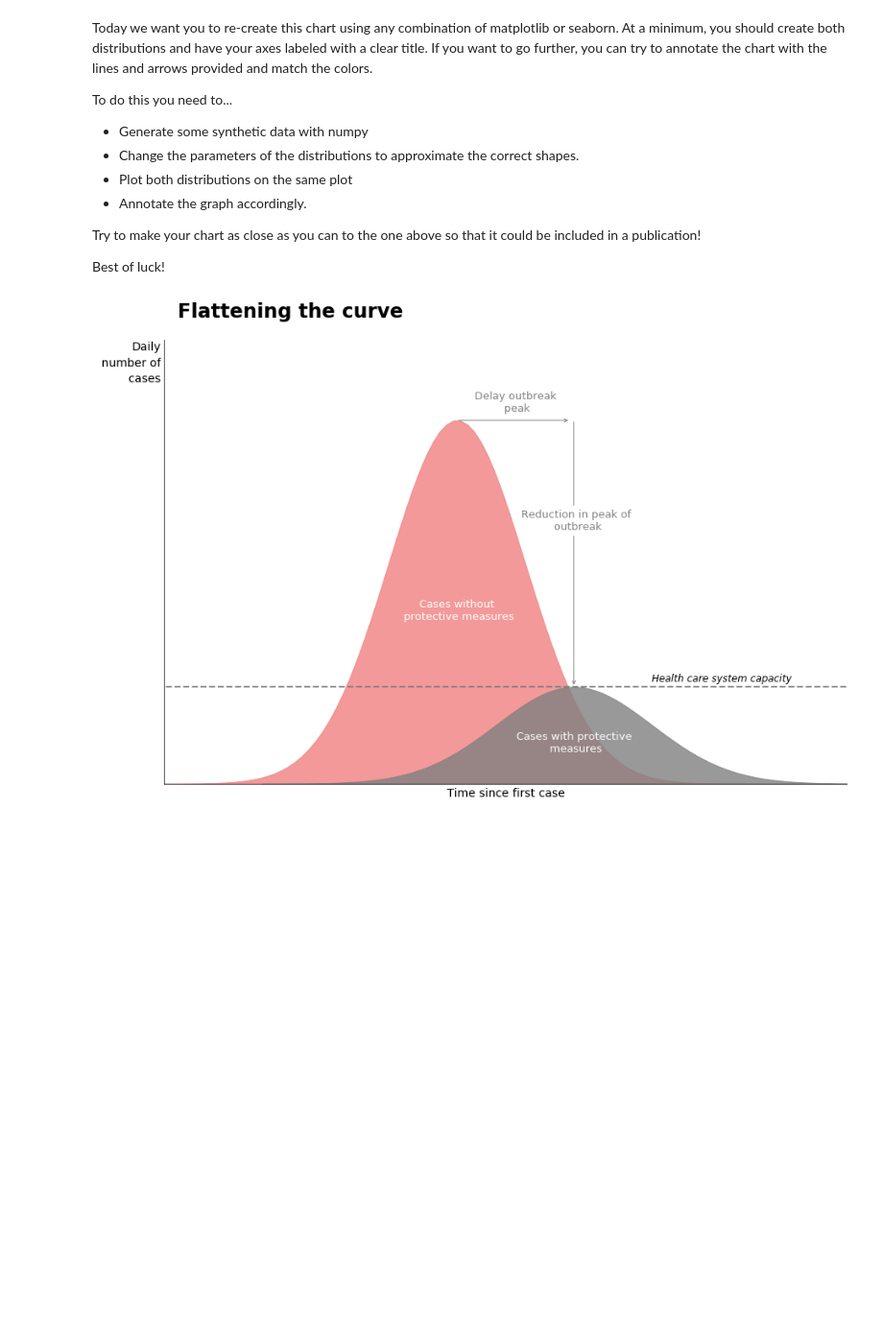
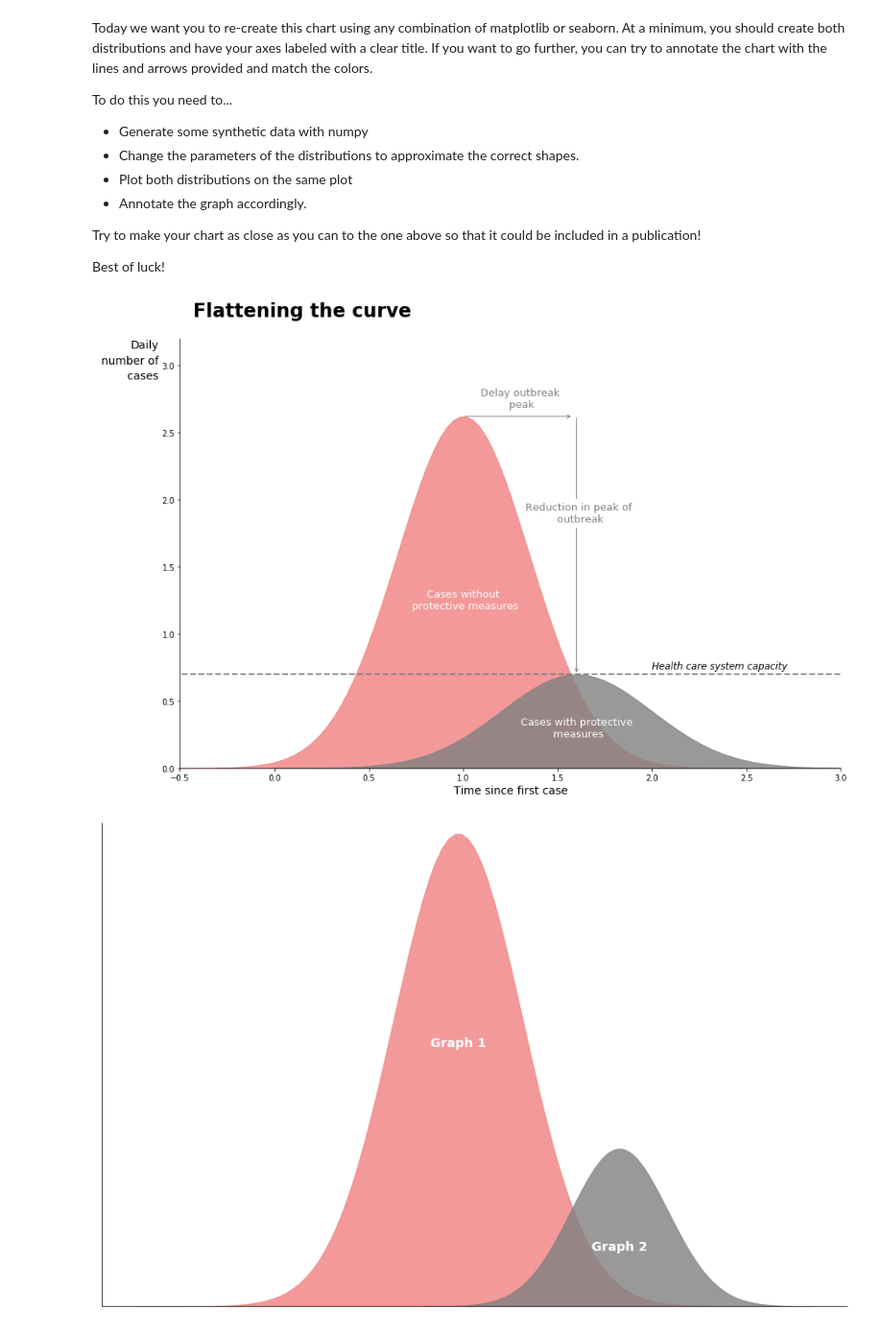
Before and after one commit to Ranykhalil/london-daily-challenges-021720, a Jupyter notebook: mod_2/manipulating_distributions/PublicHealth.ipynb, the cells around one changed output. Shown at 96% size. Saved outputs shown, nothing was run; the diff lists cells and outputs as text; code cells hidden in the pictures; blank space fills up the shorter version.

```diff
--- a/mod_2/manipulating_distributions/PublicHealth.ipynb
+++ b/mod_2/manipulating_distributions/PublicHealth.ipynb
@@ -85,11 +85,47 @@ plt.title('  Flattening the curve', loc = 'left', fontsize = 24, weight = 'bold'
 #X and Y axes customisation
 plt.ylim(0,3.2)
 plt.xlim(-0.5,3)
-plt.xticks([])
-plt.yticks([])
+# plt.xticks([])
+# plt.yticks([])
 plt.xlabel('Time since first case', fontsize = '14')
 plt.ylabel('Daily\n number of\n cases', fontsize = '14',rotation = 'horizontal',position = (0,0.9),horizontalalignment = 'right', linespacing = 1.5)
 
 plt.show()
 # %% [output]
-[figure, old version]
+[figure, new version]
+# %%
+def two_pdfs(sigma = 0.35, sigma2= 0.4, delta_mu = 0.6, size_proportion = 2.3/0.7 ):
+    """This function takes four integer or doubleinput parameters: sigma, sigma2, delta_mu,
+        and size_proportion it then returns a plot of two probability distribution functions
+        shifted and aplified based on the input parameters set.
+    """
+    mu = 1
+    fig, ax = plt.subplots(figsize = (15,10))
+
+    x1 = np.linspace(mu - 5*sigma, mu + 5*sigma, 100)
+    y1 = stats.norm.pdf(x1, mu, sigma) * size_proportion
+
+    mu1 = mu + delta_mu
+    x2 = np.linspace(mu1 - 4*sigma2, mu1 + 4*sigma2, 100)
+    y2 = stats.norm.pdf(x2, mu1, sigma2)
+
+    ax.plot(x1,y1, color ='lightcoral', alpha = 0)
+    ax.plot(x2,y2, color ='gray', alpha = 0)
+
+    ax.spines['right'].set_visible(False)
+    ax.spines['top'].set_visible(False)
+
+    ax.fill_between(x1,0,y1, color = 'lightcoral', alpha = 0.8)
+    ax.fill_between(x2,0,y2, color = 'gray', alpha = 0.8)
+
+    ax.annotate("Graph 1", xy=(mu,size_proportion/1.8),  xycoords='data',fontsize = '14', ha="center", va="center", color = 'white',weight = 'bold')
+    ax.annotate("Graph 2", xy=(mu1,0.5),  xycoords='data',fontsize = '14', ha="center", va="center", color = 'white', weight = 'bold')
+
+    plt.xticks([])
+    plt.yticks([])
+    plt.ylim(0,size_proportion*1.02)
+    plt.show()
+# %%
+two_pdfs(sigma=0.4,sigma2=0.3,delta_mu=1,size_proportion=4)
+# %% [output]
+[figure, added]
```
